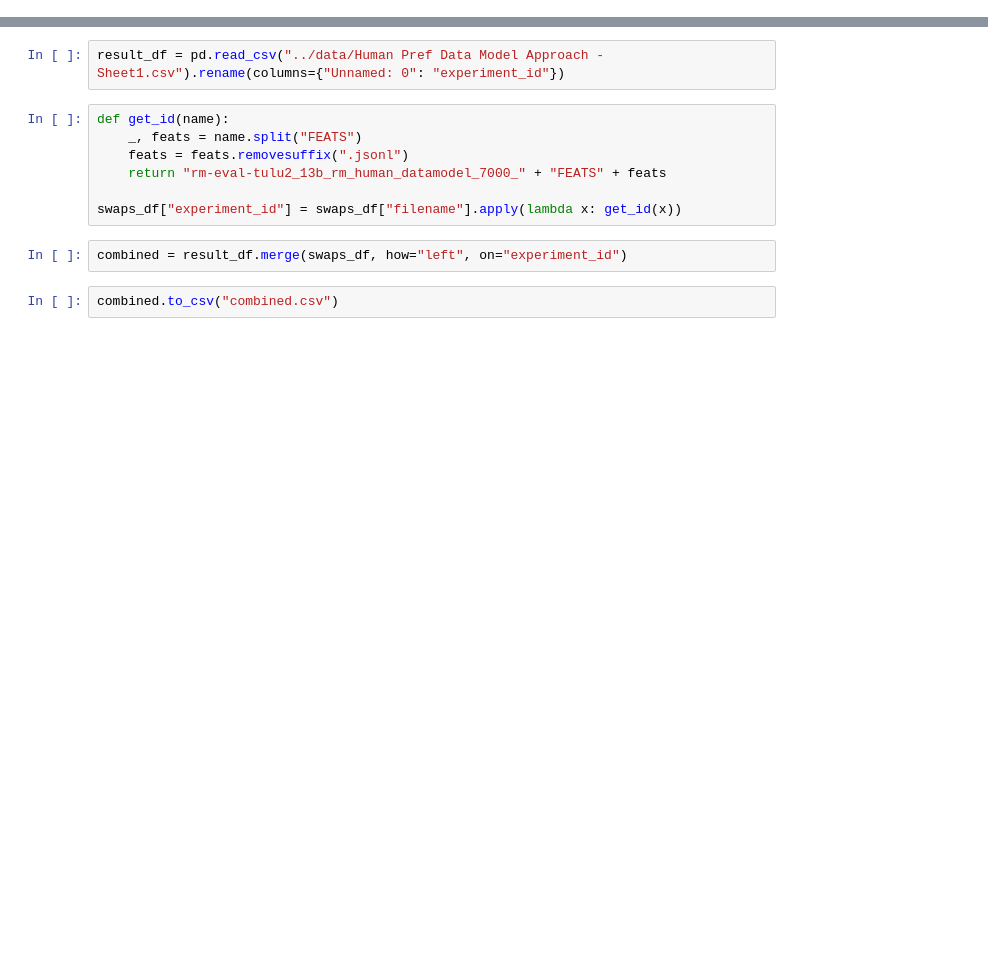
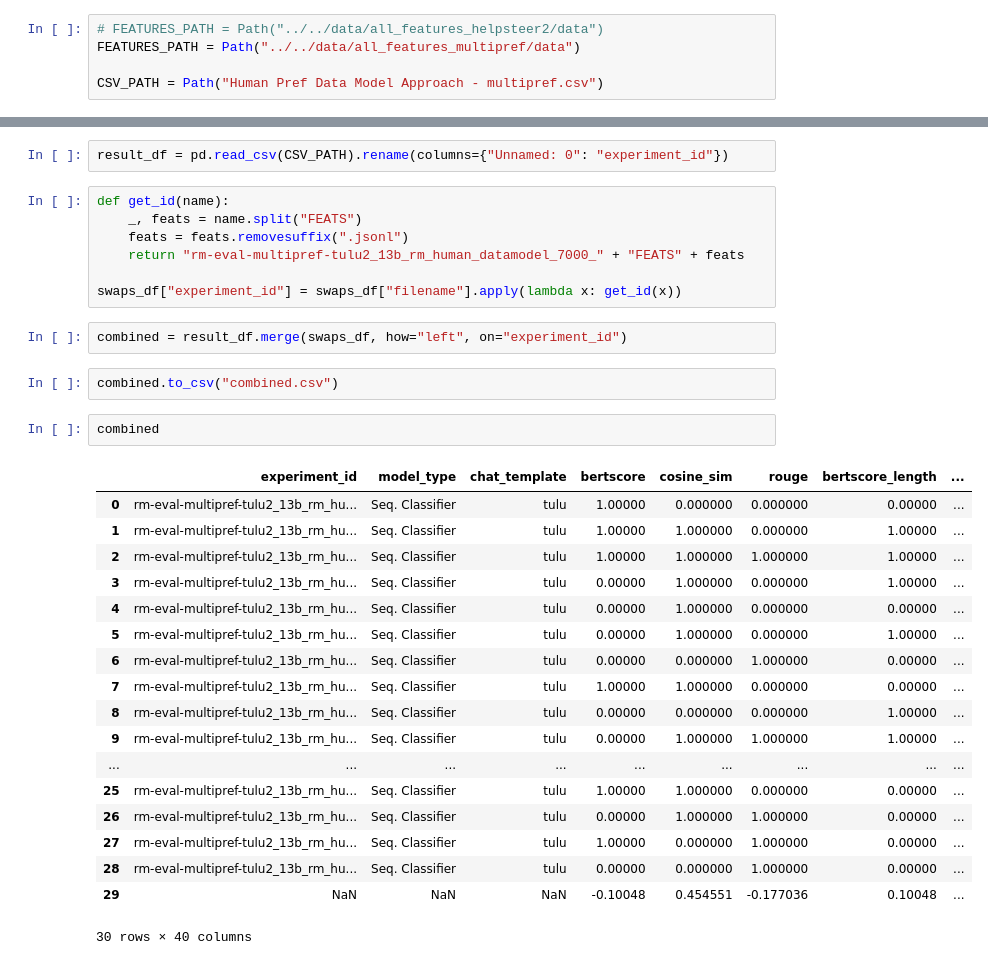
Before and after one commit to allenai/hybrid-preferences, a Jupyter notebook: notebooks/2024-08-23-initial-analyses/2024-08-23-get-number-of-swaps.ipynb, the cells around one changed output, grey strips where cells are left out. Drawn from its saved outputs; the diff is of its cells as text; blank space fills up the shorter version.

Commit message:
Update notebook to compute multipref num_swaps

```diff
--- a/notebooks/2024-08-23-initial-analyses/2024-08-23-get-number-of-swaps.ipynb
+++ b/notebooks/2024-08-23-initial-analyses/2024-08-23-get-number-of-swaps.ipynb
@@ -7,3 +5,8 @@ FEATURES_PATH = Path("../data/all_features/data")
+# %%
+# FEATURES_PATH = Path("../../data/all_features_helpsteer2/data")
+FEATURES_PATH = Path("../../data/all_features_multipref/data")
+
+CSV_PATH = Path("Human Pref Data Model Approach - multipref.csv")
 # %%
 filepaths = list(FEATURES_PATH.glob("*.jsonl"))
 num_swaps = {}
@@ -16,15 +19,36 @@ for fp in tqdm(filepaths):
 # %%
 swaps_df = pd.DataFrame([num_swaps]).transpose().rename(columns={0:"num_swaps"}).reset_index().rename(columns={"index": "filename"})
 # %%
-result_df = pd.read_csv("../data/Human Pref Data Model Approach - Sheet1.csv").rename(columns={"Unnamed: 0": "experiment_id"})
+result_df = pd.read_csv(CSV_PATH).rename(columns={"Unnamed: 0": "experiment_id"})
 # %%
 def get_id(name):
     _, feats = name.split("FEATS")
     feats = feats.removesuffix(".jsonl")
-    return "rm-eval-tulu2_13b_rm_human_datamodel_7000_" + "FEATS" + feats
+    return "rm-eval-multipref-tulu2_13b_rm_human_datamodel_7000_" + "FEATS" + feats
 
 swaps_df["experiment_id"] = swaps_df["filename"].apply(lambda x: get_id(x))
 # %%
 combined = result_df.merge(swaps_df, how="left", on="experiment_id")
 # %%
 combined.to_csv("combined.csv")
+# %%
+combined
+# %% [output]
+|  | experiment_id | model_type | chat_template | bertscore | cosine_sim | rouge | bertscore_length | ... |
+| 0 | rm-eval-multipref-tulu2_13b_rm_hu... | Seq. Classifier | tulu | 1.00000 | 0.000000 | 0.000000 | 0.00000 | ... |
+| 1 | rm-eval-multipref-tulu2_13b_rm_hu... | Seq. Classifier | tulu | 1.00000 | 1.000000 | 0.000000 | 1.00000 | ... |
+| 2 | rm-eval-multipref-tulu2_13b_rm_hu... | Seq. Classifier | tulu | 1.00000 | 1.000000 | 1.000000 | 1.00000 | ... |
+| 3 | rm-eval-multipref-tulu2_13b_rm_hu... | Seq. Classifier | tulu | 0.00000 | 1.000000 | 0.000000 | 1.00000 | ... |
+| 4 | rm-eval-multipref-tulu2_13b_rm_hu... | Seq. Classifier | tulu | 0.00000 | 1.000000 | 0.000000 | 0.00000 | ... |
+| 5 | rm-eval-multipref-tulu2_13b_rm_hu... | Seq. Classifier | tulu | 0.00000 | 1.000000 | 0.000000 | 1.00000 | ... |
+| 6 | rm-eval-multipref-tulu2_13b_rm_hu... | Seq. Classifier | tulu | 0.00000 | 0.000000 | 1.000000 | 0.00000 | ... |
+| 7 | rm-eval-multipref-tulu2_13b_rm_hu... | Seq. Classifier | tulu | 1.00000 | 1.000000 | 0.000000 | 0.00000 | ... |
+| 8 | rm-eval-multipref-tulu2_13b_rm_hu... | Seq. Classifier | tulu | 0.00000 | 0.000000 | 0.000000 | 1.00000 | ... |
+| 9 | rm-eval-multipref-tulu2_13b_rm_hu... | Seq. Classifier | tulu | 0.00000 | 1.000000 | 1.000000 | 1.00000 | ... |
+| ... | ... | ... | ... | ... | ... | ... | ... | ... |
+| 25 | rm-eval-multipref-tulu2_13b_rm_hu... | Seq. Classifier | tulu | 1.00000 | 1.000000 | 0.000000 | 0.00000 | ... |
+| 26 | rm-eval-multipref-tulu2_13b_rm_hu... | Seq. Classifier | tulu | 0.00000 | 1.000000 | 1.000000 | 0.00000 | ... |
+| 27 | rm-eval-multipref-tulu2_13b_rm_hu... | Seq. Classifier | tulu | 1.00000 | 0.000000 | 1.000000 | 0.00000 | ... |
+| 28 | rm-eval-multipref-tulu2_13b_rm_hu... | Seq. Classifier | tulu | 0.00000 | 0.000000 | 1.000000 | 0.00000 | ... |
+| 29 | NaN | NaN | NaN | -0.10048 | 0.454551 | -0.177036 | 0.10048 | ... |
+30 rows × 40 columns
```
Also changed, not shown: parts of 1 cell of this notebook, 1 other file.
